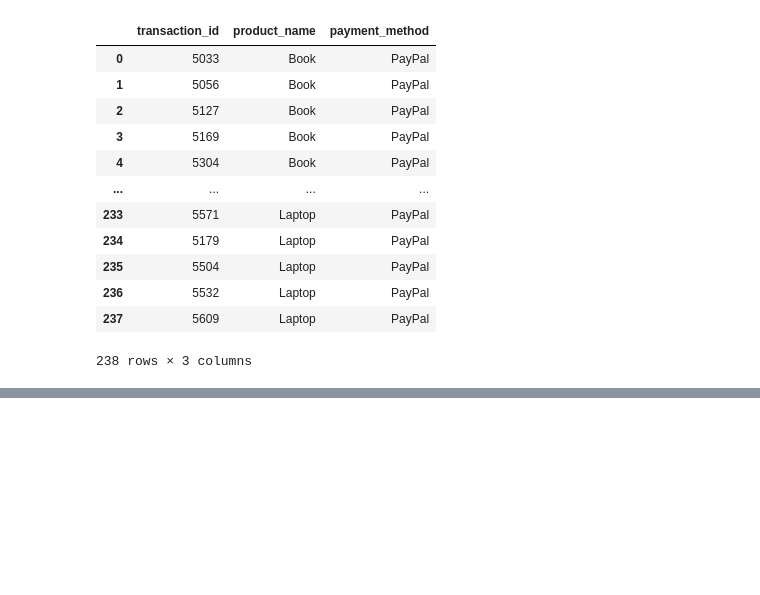
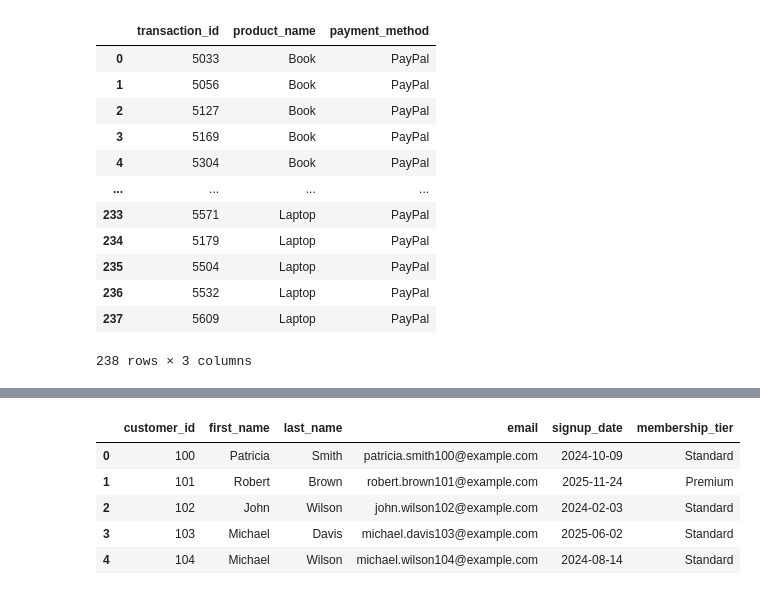
Before and after one commit to bdixit25/DataScience_Courses, a Jupyter notebook: Course_2_SQL_for_Data_Science/Module_1/Module_1.ipynb, the cells around one changed output, grey strips where cells are left out. Saved outputs shown, nothing was run; the diff lists cells and outputs as text; code cells hidden in the pictures; blank space fills up the shorter version.

```diff
--- a/Course_2_SQL_for_Data_Science/Module_1/Module_1.ipynb
+++ b/Course_2_SQL_for_Data_Science/Module_1/Module_1.ipynb
@@ -420,0 +530,39 @@ run_sql(query4)
+# %%
+# Generate dataset 'practice_customers.csv'
+import pandas as pd
+import random
+from datetime import datetime, timedelta
+
+random.seed(42)
+
+# Lists for generating mock customer data
+first_names = ["James", "Mary", "John", "Patricia", "Robert", "Jennifer", "Michael", "Linda", "William", "Elizabeth", "David", "Barbara", "Richard", "Susan", "Joseph", "Jessica"]
+last_names = ["Smith", "Johnson", "Williams", "Brown", "Jones", "Garcia", "Miller", "Davis", "Rodriguez", "Martinez", "Hernandez", "Lopez", "Gonzalez", "Wilson", "Anderson", "Thomas"]
+tiers = ["Standard", "Premium", "VIP"]
+
+customer_data = []
+start_signup_date = datetime(2024, 1, 1)
+
+# Generate exactly the IDs used in the transactions dataset (100 to 250)
+for cid in range(100, 251):
+    f_name = random.choice(first_names)
+    l_name = random.choice(last_names)
+    email = f"{f_name.lower()}.{l_name.lower()}{cid}@example.com"
+
+    # Signup date happens before the 2026 transactions
+    signup = start_signup_date + timedelta(days=random.randint(1, 700))
+    tier = random.choices(tiers, weights=[70, 20, 10])[0]
+
+    customer_data.append([
+        cid, f_name, l_name, email, signup.strftime("%Y-%m-%d"), tier
+    ])
+
+# Convert to DataFrame
+customer_cols = ["customer_id", "first_name", "last_name", "email", "signup_date", "membership_tier"]
+df_customers = pd.DataFrame(customer_data, columns=customer_cols)
+
+# Save to CSV
+df_customers.to_csv("practice_customers.csv", index=False)
+print(f"Successfully generated {len(df_customers)} unique customer profiles in 'practice_customers.csv'!")
+df_customers.head()
+# %% [output]
@@ -420,0 +570,6 @@ run_sql(query4)
+|  | customer_id | first_name | last_name | email | signup_date | membership_tier |
+| 0 | 100 | Patricia | Smith | patricia.smith100@example.com | 2024-10-09 | Standard |
+| 1 | 101 | Robert | Brown | robert.brown101@example.com | 2025-11-24 | Premium |
+| 2 | 102 | John | Wilson | john.wilson102@example.com | 2024-02-03 | Standard |
+| 3 | 103 | Michael | Davis | michael.davis103@example.com | 2025-06-02 | Standard |
+| 4 | 104 | Michael | Wilson | michael.wilson104@example.com | 2024-08-14 | Standard |
```
Also changed, not shown: parts of 12 cells of this notebook.
